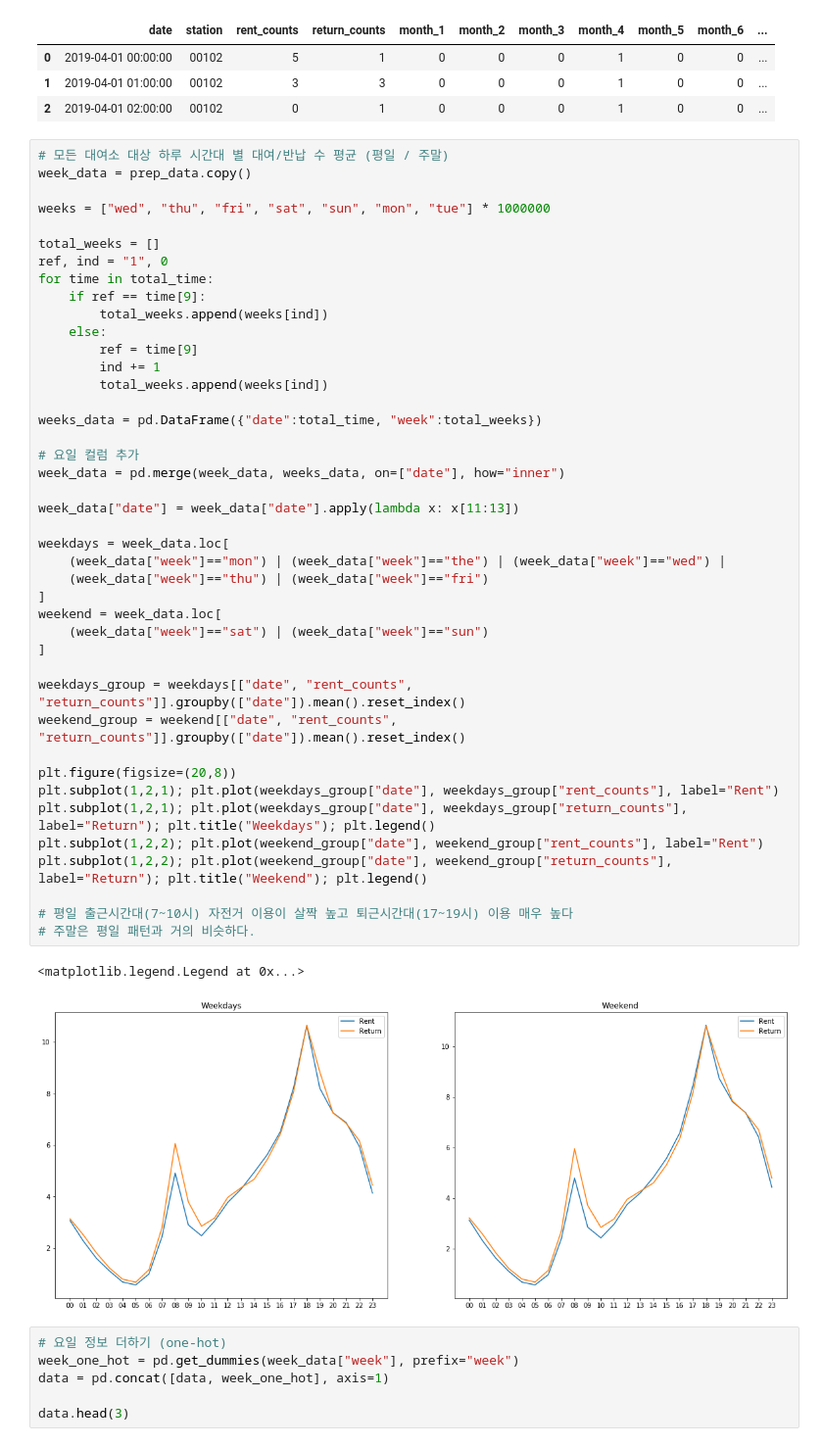
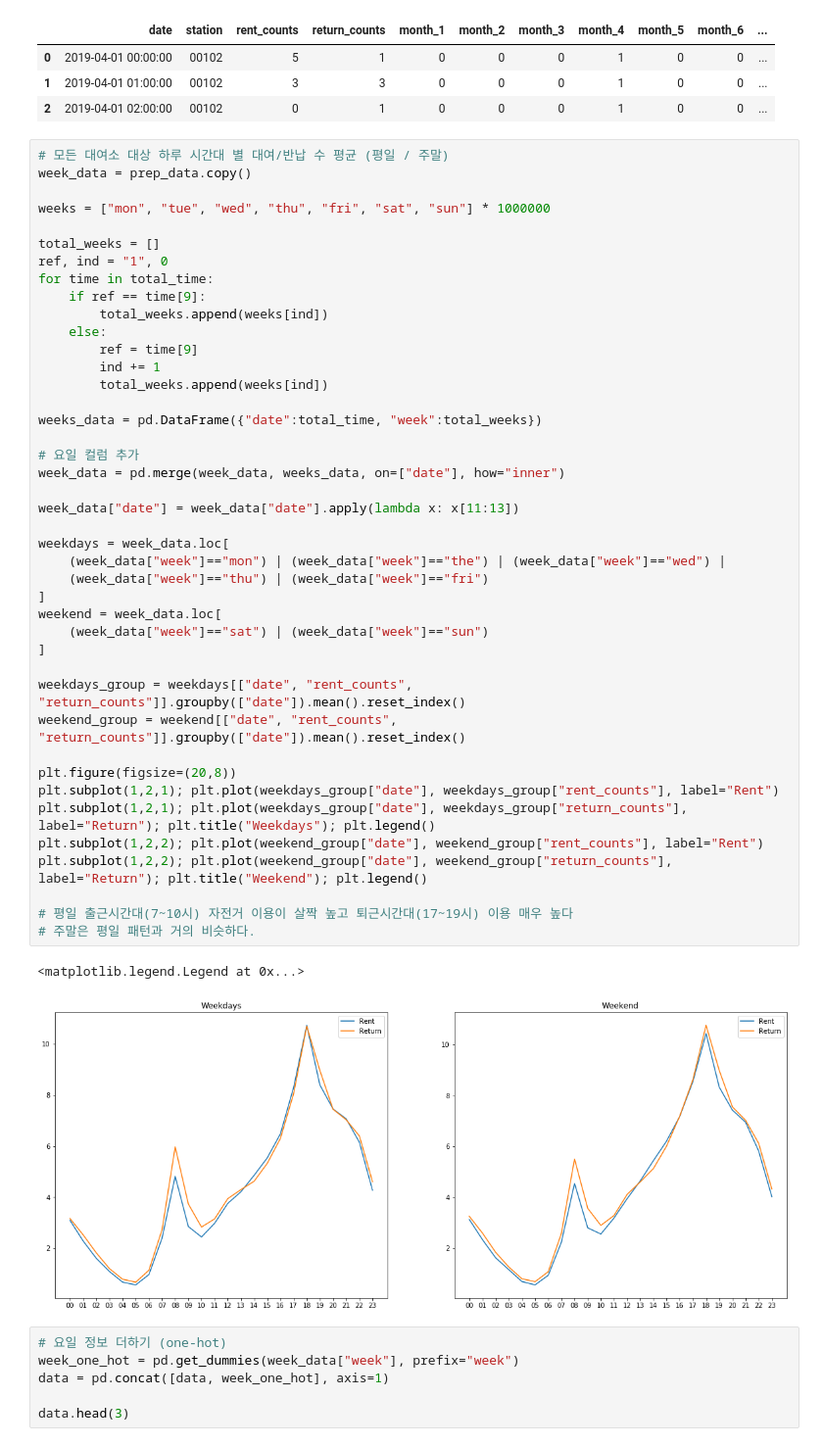
Before and after one commit to SSinyu/Bike-sharing-demand-prediction, a Jupyter notebook: datasets/preprocessing.ipynb, the cells around one changed output. Shown at 98% size. Cells and saved outputs as stored; diff of their text form.

```diff
--- a/datasets/preprocessing.ipynb
+++ b/datasets/preprocessing.ipynb
@@ -387,7 +387,7 @@ data.head(3)
 # 모든 대여소 대상 하루 시간대 별 대여/반납 수 평균 (평일 / 주말)
 week_data = prep_data.copy()
 
-weeks = ["wed", "thu", "fri", "sat", "sun", "mon", "tue"] * 1000000
+weeks = ["mon", "tue", "wed", "thu", "fri", "sat", "sun"] * 1000000
 
 total_weeks = []
 ref, ind = "1", 0
@@ -400,34 +400,34 @@ for time in total_time:
         total_weeks.append(weeks[ind])
 
 weeks_data = pd.DataFrame({"date":total_time, "week":total_weeks})
 
 # 요일 컬럼 추가
 week_data = pd.merge(week_data, weeks_data, on=["date"], how="inner")
 
 week_data["date"] = week_data["date"].apply(lambda x: x[11:13])
 
 weekdays = week_data.loc[
     (week_data["week"]=="mon") | (week_data["week"]=="the") | (week_data["week"]=="wed") |
     (week_data["week"]=="thu") | (week_data["week"]=="fri")
 ]
 weekend = week_data.loc[
     (week_data["week"]=="sat") | (week_data["week"]=="sun")
 ]
 
 weekdays_group = weekdays[["date", "rent_counts", "return_counts"]].groupby(["date"]).mean().reset_index()
 weekend_group = weekend[["date", "rent_counts", "return_counts"]].groupby(["date"]).mean().reset_index()
 
 plt.figure(figsize=(20,8))
 plt.subplot(1,2,1); plt.plot(weekdays_group["date"], weekdays_group["rent_counts"], label="Rent")
 plt.subplot(1,2,1); plt.plot(weekdays_group["date"], weekdays_group["return_counts"], label="Return"); plt.title("Weekdays"); plt.legend()
 plt.subplot(1,2,2); plt.plot(weekend_group["date"], weekend_group["rent_counts"], label="Rent")
 plt.subplot(1,2,2); plt.plot(weekend_group["date"], weekend_group["return_counts"], label="Return"); plt.title("Weekend"); plt.legend()
 
 # 평일 출근시간대(7~10시) 자전거 이용이 살짝 높고 퇴근시간대(17~19시) 이용 매우 높다
 # 주말은 평일 패턴과 거의 비슷하다.
 # %% [output]
 <matplotlib.legend.Legend at 0x...>
-[figure, old version]
+[figure, new version]
 # %%
 # 요일 정보 더하기 (one-hot)
 week_one_hot = pd.get_dummies(week_data["week"], prefix="week")
```
Also changed, not shown: parts of 2 cells of this notebook.
